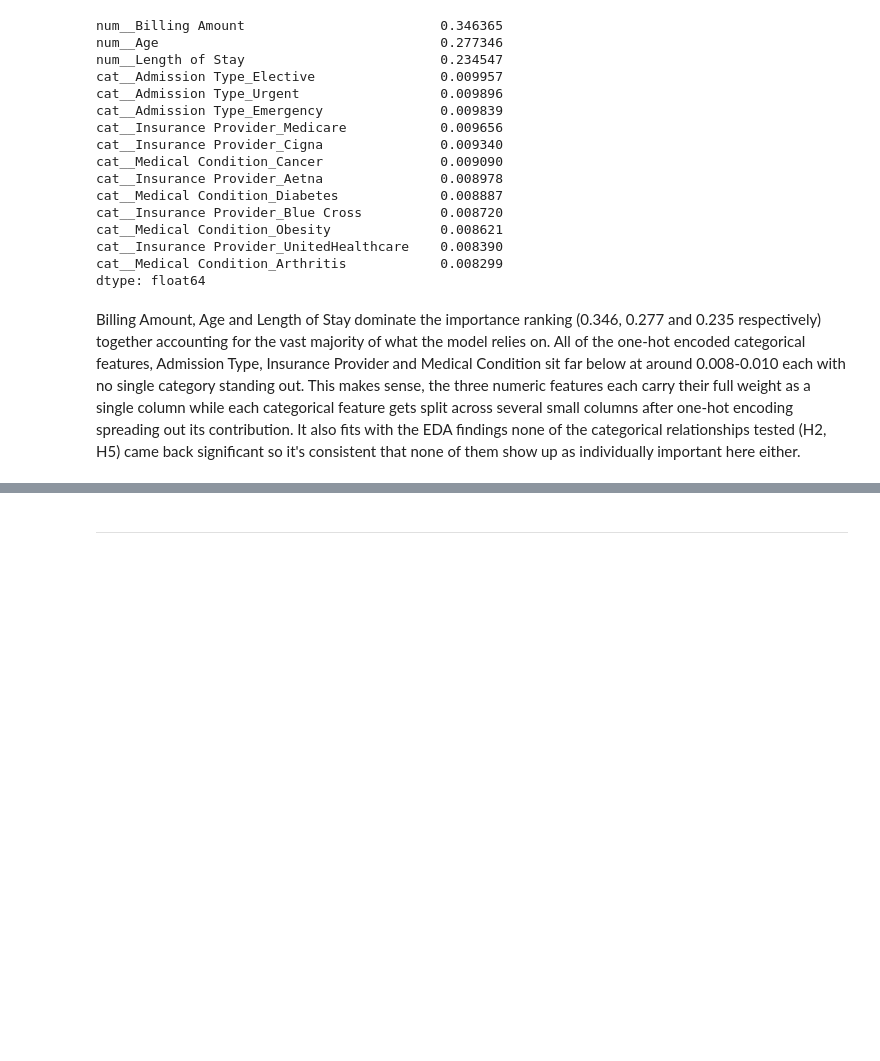
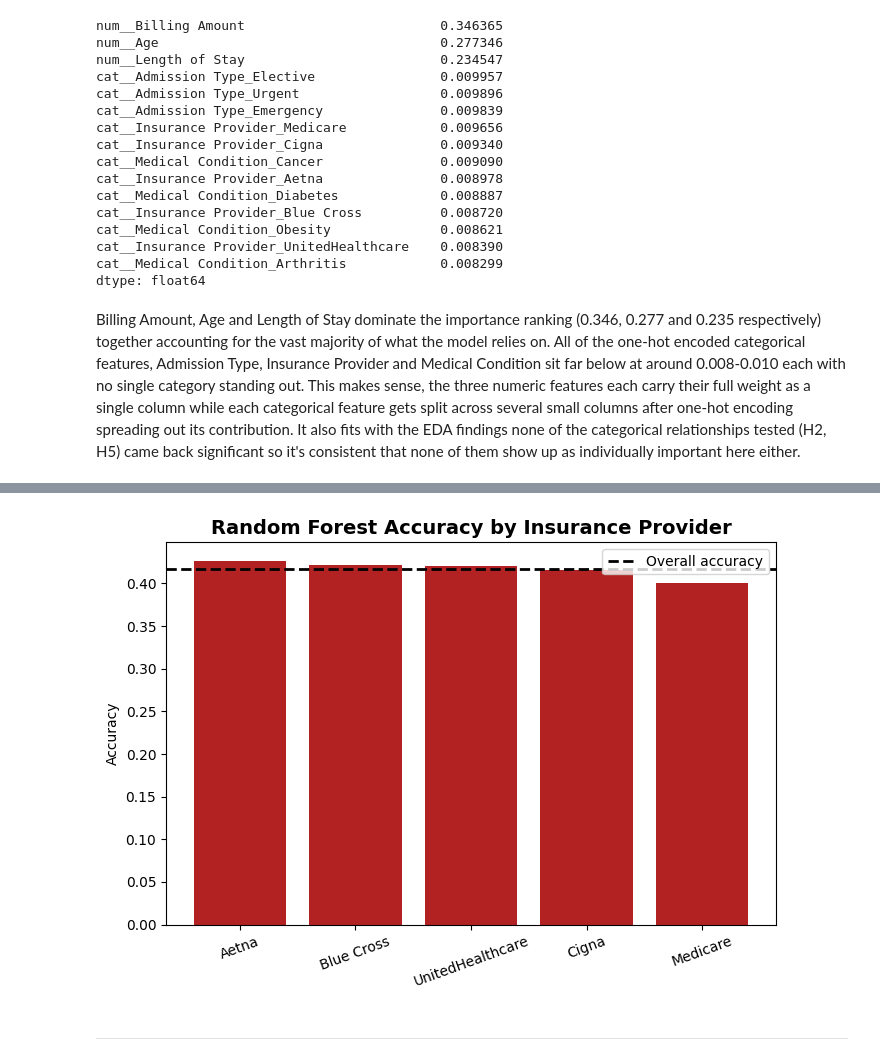
Before and after one commit to navmann99/Healthcare_Analysis, a Jupyter notebook: jupyter_notebooks/04-MachineLearning.ipynb, the cells around one changed output, grey strips where cells are left out. Saved outputs shown, nothing was run; the diff lists cells and outputs as text; code cells hidden in the pictures; blank space fills up the shorter version.

```diff
--- a/jupyter_notebooks/04-MachineLearning.ipynb
+++ b/jupyter_notebooks/04-MachineLearning.ipynb
@@ -225,0 +230,8 @@ Billing Amount, Age and Length of Stay dominate the importance ranking (0.346, 0
+# %%
+results_df = X_test.copy()
+results_df['actual'] = y_test.values
+results_df['predicted'] = rf_preds
+results_df['correct'] = results_df['actual'] == results_df['predicted']
+
+print("Random Forest accuracy by Gender:")
+print(results_df.groupby('Gender')['correct'].mean())
@@ -226,3 +266,18 @@ Billing Amount, Age and Length of Stay dominate the importance ranking (0.346, 0
+# %%
+rf_acc = accuracy_score(y_test, rf_preds)
+
+fig, ax = plt.subplots(figsize=(7, 5))
+insurance_acc = results_df.groupby('Insurance Provider')['correct'].mean().sort_values(ascending=False)
+ax.bar(insurance_acc.index, insurance_acc.values, color='firebrick')
+ax.axhline(rf_acc, color='black', linestyle='--', linewidth=2, label='Overall accuracy')
+ax.set_title('Random Forest Accuracy by Insurance Provider', fontsize=14, fontweight='bold')
+ax.set_ylabel('Accuracy')
+plt.xticks(rotation=20)
+ax.legend()
+plt.tight_layout()
+plt.show()
+# %% [output]
+[figure, added]
 # %% [markdown]
 ---
 # %% [markdown]
```
Also changed, not shown: parts of 4 cells of this notebook.
